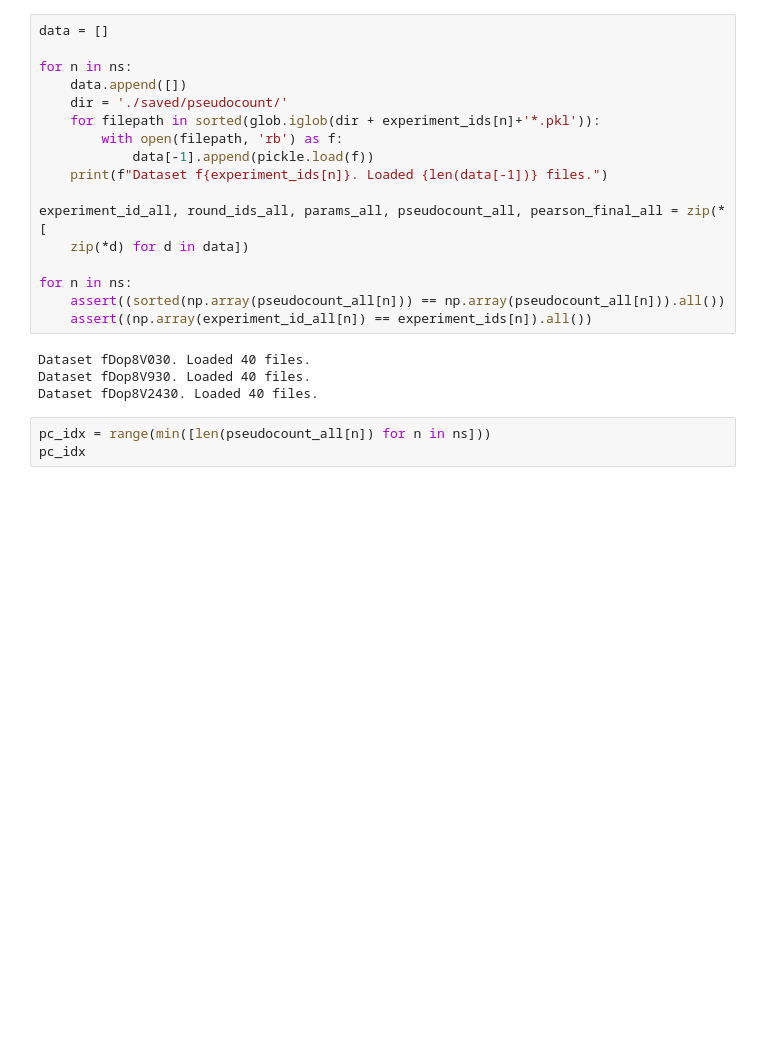
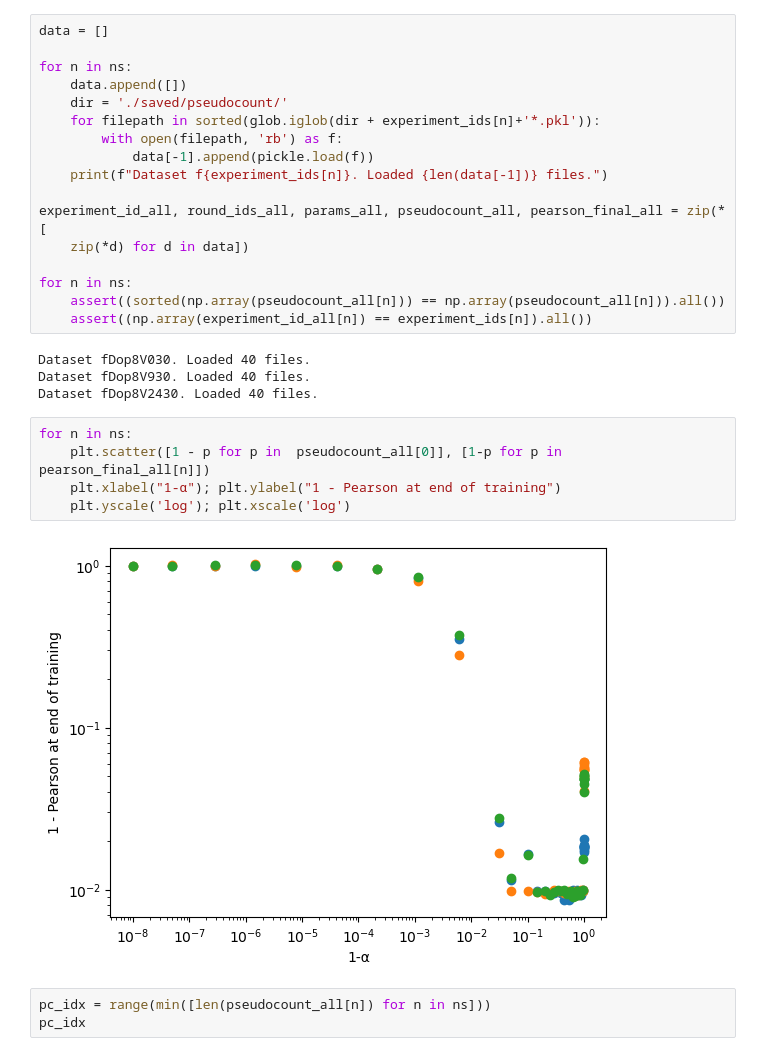
Before and after one commit to stecrotti/Aptamer2025py, a Jupyter notebook: experiments/large_pseudocount.ipynb, the cells around one changed output. Saved outputs shown, nothing was run; the diff lists cells and outputs as text; blank space fills up the shorter version.

```diff
--- a/experiments/large_pseudocount.ipynb
+++ b/experiments/large_pseudocount.ipynb
@@ -90,6 +90,13 @@ for n in ns:
 Dataset fDop8V030. Loaded 40 files.
 Dataset fDop8V930. Loaded 40 files.
 Dataset fDop8V2430. Loaded 40 files.
+# %%
+for n in ns:
+    plt.scatter([1 - p for p in  pseudocount_all[0]], [1-p for p in pearson_final_all[n]])
+    plt.xlabel("1-α"); plt.ylabel("1 - Pearson at end of training")
+    plt.yscale('log'); plt.xscale('log')
+# %% [output]
+[figure, added]
 # %%
 pc_idx = range(min([len(pseudocount_all[n]) for n in ns]))
 pc_idx
```
Also changed, not shown: parts of 4 cells of this notebook, 10 other files.
